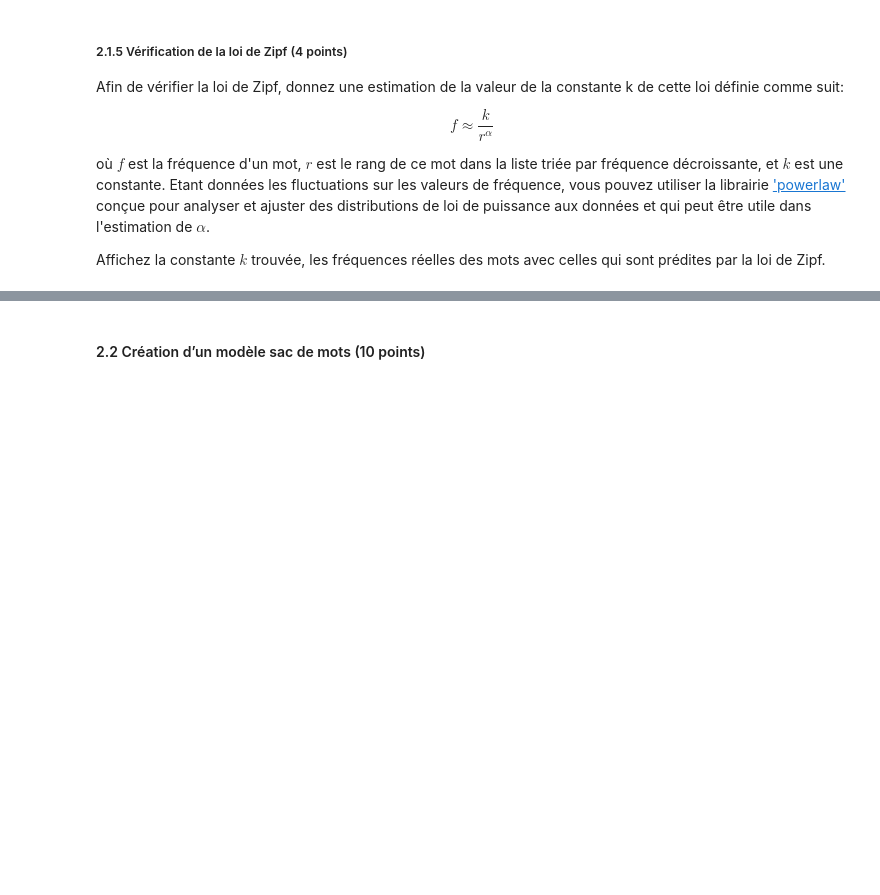
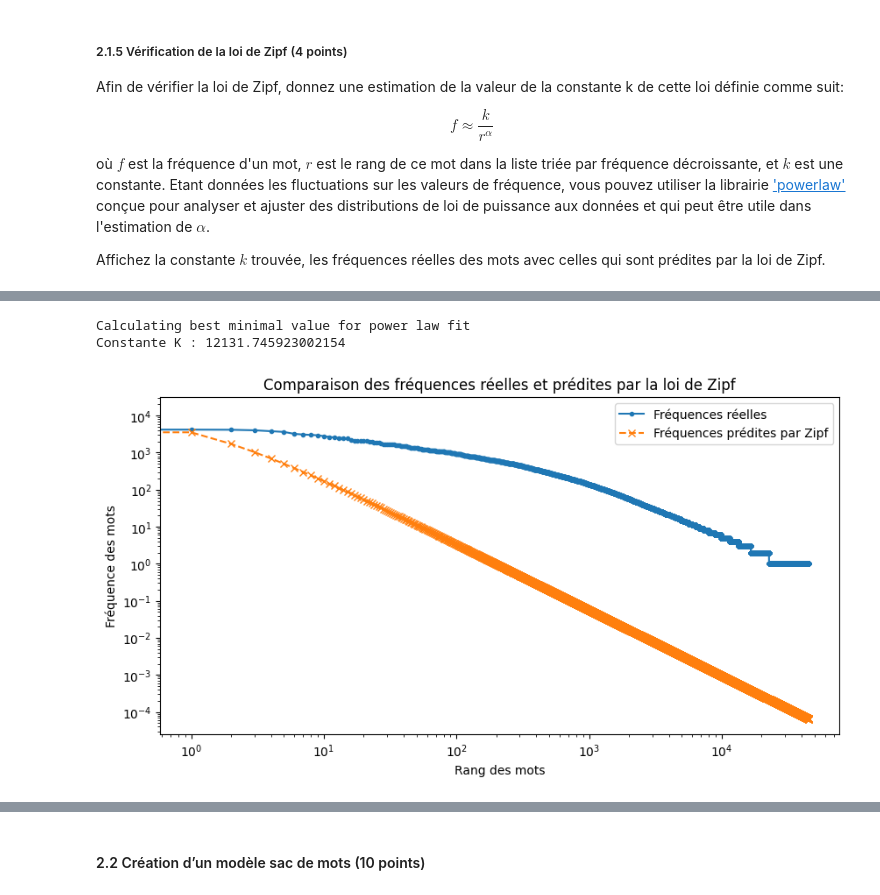
Before and after one commit to mohamedali05/TP_INF8460, a Jupyter notebook: Mathis_INF8460_A24_TP1_Enonce╠ü.ipynb, the cells around one changed output, grey strips where cells are left out. Saved outputs shown, nothing was run; the diff lists cells and outputs as text; code cells hidden in the pictures; blank space fills up the shorter version.

```diff
--- a/Mathis_INF8460_A24_TP1_Enonce╠ü.ipynb
+++ b/Mathis_INF8460_A24_TP1_Enonce╠ü.ipynb
@@ -755,3 +503,30 @@ df_corpus
+# %%
+frequencies = sorted(vocab.values() , reverse=True)
+
+data = powerlaw.Fit(frequencies) # On utilise powerlaw pour estimer alpha
+
+r = np.arange(1, len(frequencies) + 1) # On calcule les rangs
+r = r **(-data.power_law.alpha)
+
+slope = np.polyfit(r, frequencies, 1)[0] # On récupère la pente qui correspond à K avec une regression linéaire
+
+print(f'Constante K : {slope}')
+
+predicted_freqs = [slope / ((i+1)**(data.power_law.alpha)) for i in range(len(frequencies))] # On calcule les fréquences prédites à partir de K
+
+# Affichage du graphique
+plt.figure(figsize=(10, 5))
+plt.loglog(frequencies, label='Fréquences réelles', marker='.', linestyle='-')
+plt.loglog(predicted_freqs, label='Fréquences prédites par Zipf', marker='x', linestyle='--')
+plt.xlabel('Rang des mots')
+plt.ylabel('Fréquence des mots')
+plt.title('Comparaison des fréquences réelles et prédites par la loi de Zipf')
+plt.legend()
+plt.show()
+# %% [output]
+Calculating best minimal value for power law fit
+Constante K : 12131.745923002154
+[figure, added]
 # %%
 df_claims
 # %% [output]
```
Also changed, not shown: parts of 51 cells of this notebook, 3 other files.
